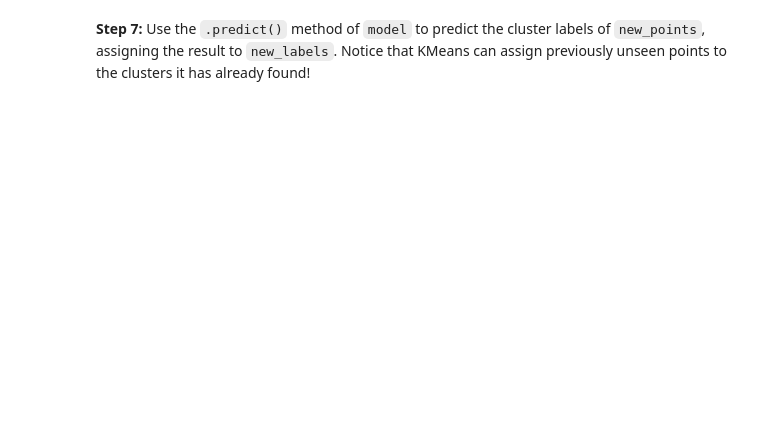
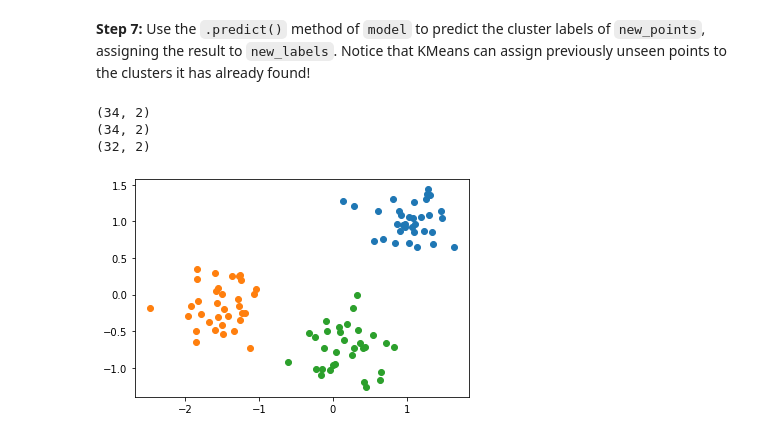
Before and after one commit to Islompulatov/strive_exer_ai_feb22, a Jupyter notebook: Chapter 02/02. Clustering/02. Hierarchical Clustering/exercises/ml3.ipynb, the cells around one changed output. Saved outputs shown, nothing was run; the diff lists cells and outputs as text; code cells hidden in the pictures; blank space fills up the shorter version.

```diff
--- a/Chapter 02/02. Clustering/02. Hierarchical Clustering/exercises/ml3.ipynb
+++ b/Chapter 02/02. Clustering/02. Hierarchical Clustering/exercises/ml3.ipynb
@@ -216,6 +236,8 @@ plt.show()
 # %%
 
 # YOUR CODE HERE
+
+new_labels = model.predict(new_points)
 # %%
 assert new_labels[new_labels.argmax()] == 2
 assert new_labels.shape == (100,)
@@ -231,3 +244,28 @@ raise NotImplementedError()
+# %%
+#separate the data by labels like we did before
+
+new_0 = []
+new_1 = []
+new_2 = []
+
+# YOUR CODE HERE
+def separate_data(new_labels,new_points):
+    for i in range(new_labels.shape[0]):
+        if new_labels[i] == 0:
+            new_0.append(new_points[i])
+        elif new_labels[i] == 1:
+            new_1.append(new_points[i])
+        else:
+            new_2.append(new_points[i])
+    return np.array(new_0),np.array(new_1),np.array(new_2)
+new_0,new_1,new_2 = separate_data(new_labels, new_points)
+print(new_0.shape)
+print(new_1.shape)
+print(new_2.shape)
+# %% [output]
+(34, 2)
+(34, 2)
+(32, 2)
 # %%
 assert abs(new_0.shape[0] - 34) <= 5
 assert abs(new_1.shape[0] - 34) <= 5
@@ -245,0 +273,11 @@ raise NotImplementedError()
+# %%
+#plot the new labels
+
+
+# YOUR CODE HERE
+plt.scatter(new_0[:,0],new_0[:,1])
+plt.scatter(new_1[:,0],new_1[:,1])
+plt.scatter(new_2[:,0],new_2[:,1])
+plt.show()
+# %% [output]
+[figure, added]
```
Also changed, not shown: parts of 13 cells of this notebook.
